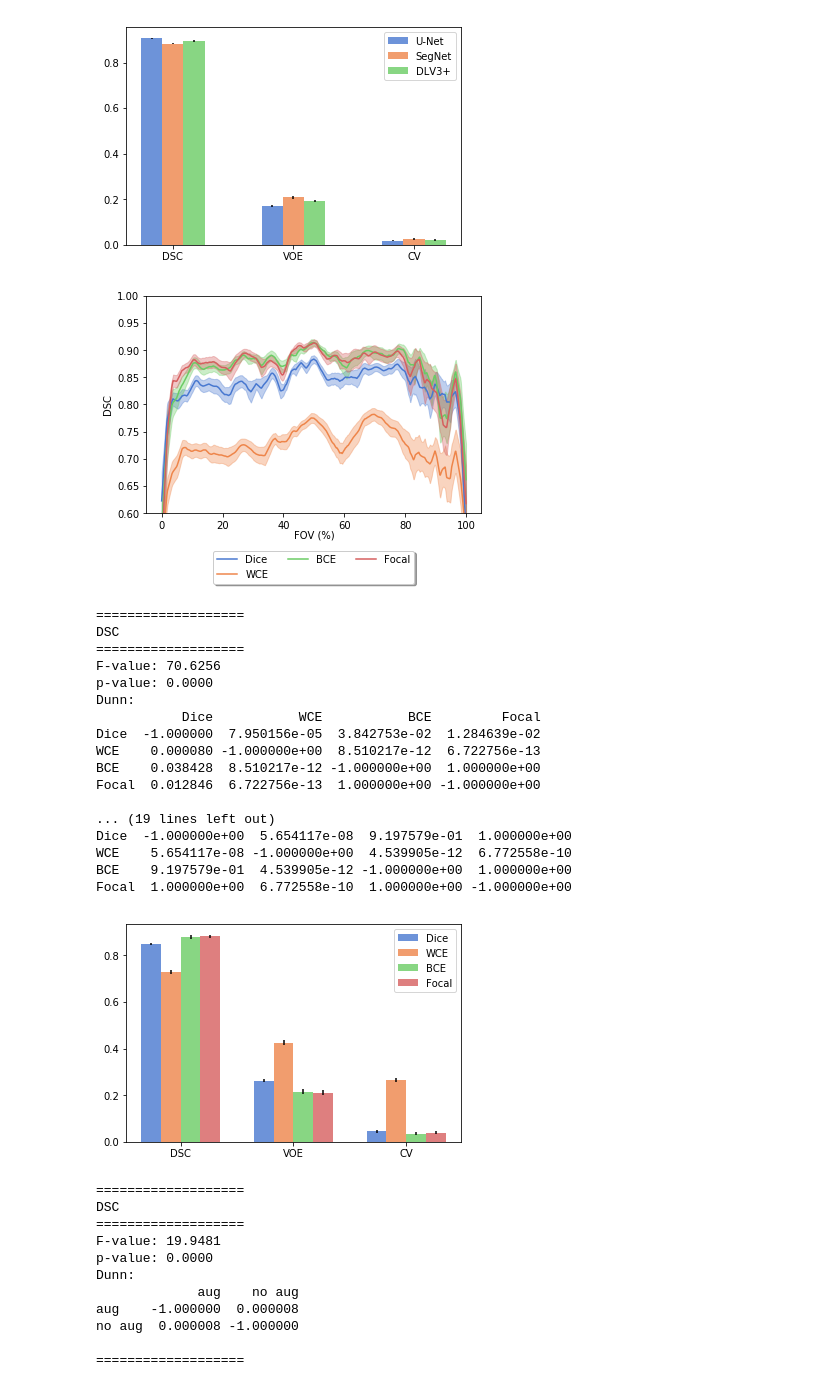
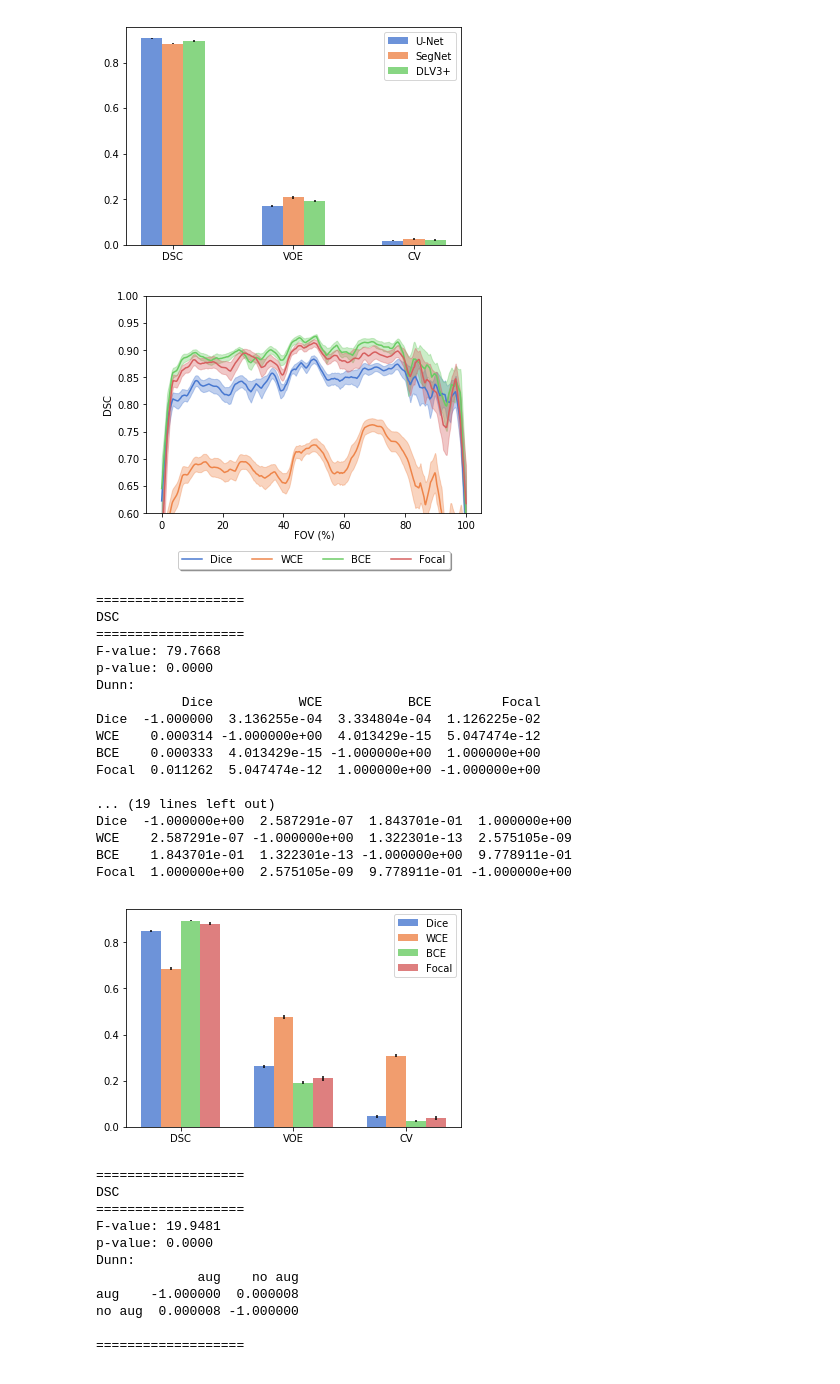
Before and after one commit to ad12/MedSegPy, a Jupyter notebook: analysis/exp_graphs.ipynb, the cells around one changed output. Saved outputs shown, nothing was run; the diff lists cells and outputs as text; code cells hidden in the pictures.

```diff
--- a/analysis/exp_graphs.ipynb
+++ b/analysis/exp_graphs.ipynb
@@ -63,37 +64,38 @@ p-value: 0.2290
 # %%
 # Loss function result paths
 LOSS_DSC = NON_FT_UNET
-LOSS_WCE = '/bmrNAS/people/arjun/msk_seg_networks/loss_limit/unet_2d/2018-10-21-00-49-34/test_results'
-#LOSS_BCE = '/bmrNAS/people/arjun/msk_seg_networks/loss_limit/unet_2d/2018-10-21-15-54-44/test_results'
-LOSS_BCE = '/bmrNAS/people/arjun/msk_seg_networks/loss_limit/unet_2d/2018-10-28-06-23-04/test_results'
+LOSS_WCE = '/bmrNAS/people/arjun/msk_seg_networks/loss_limit/unet_2d/2018-11-27-22-23-38/test_results'
+LOSS_BCE = '/bmrNAS/people/arjun/msk_seg_networks/loss_limit/unet_2d/2018-11-28-08-07-03/test_results'
+
+# Update focal loss
 LOSS_FOCAL = '/bmrNAS/people/arjun/msk_seg_networks/loss_limit/unet_2d/2018-11-09-07-23-00/test_results'
 LOSSES = {'filename': 'losses',
           'keys': ['Dice', 'WCE', 'BCE', 'Focal'],
           'Dice': LOSS_DSC, 'WCE': LOSS_WCE, 'BCE': LOSS_BCE, 'Focal': LOSS_FOCAL}
 af.graph_slice_exp(LOSSES, True, title='')
 
 stats.kruskal_dunn_analysis([LOSS_DSC, LOSS_WCE, LOSS_BCE, LOSS_FOCAL], LOSSES['keys'], 'stats-loss')
 stats.compare_metrics([LOSS_DSC, LOSS_WCE, LOSS_BCE, LOSS_FOCAL], LOSSES['keys'], 'stats-loss')
 # %% [output]
-[figure, old version]
+[figure, new version]
 ===================
 DSC
 ===================
-F-value: 70.6256
+F-value: 79.7668
 p-value: 0.0000
 Dunn:
            Dice           WCE           BCE         Focal
-Dice  -1.000000  7.950156e-05  3.842753e-02  1.284639e-02
-WCE    0.000080 -1.000000e+00  8.510217e-12  6.722756e-13
-BCE    0.038428  8.510217e-12 -1.000000e+00  1.000000e+00
-Focal  0.012846  6.722756e-13  1.000000e+00 -1.000000e+00
+Dice  -1.000000  3.136255e-04  3.334804e-04  1.126225e-02
+WCE    0.000314 -1.000000e+00  4.013429e-15  5.047474e-12
+BCE    0.000333  4.013429e-15 -1.000000e+00  1.000000e+00
+Focal  0.011262  5.047474e-12  1.000000e+00 -1.000000e+00
 
 ... (19 lines left out)
-Dice  -1.000000e+00  5.654117e-08  9.197579e-01  1.000000e+00
-WCE    5.654117e-08 -1.000000e+00  4.539905e-12  6.772558e-10
-BCE    9.197579e-01  4.539905e-12 -1.000000e+00  1.000000e+00
-Focal  1.000000e+00  6.772558e-10  1.000000e+00 -1.000000e+00
+Dice  -1.000000e+00  2.587291e-07  1.843701e-01  1.000000e+00
+WCE    2.587291e-07 -1.000000e+00  1.322301e-13  2.575105e-09
+BCE    1.843701e-01  1.322301e-13 -1.000000e+00  9.778911e-01
+Focal  1.000000e+00  2.575105e-09  9.778911e-01 -1.000000e+00
-[figure, old version]
+[figure, new version]
 # %%
 # Augmentation results
 # Augmentation result paths
```
Also changed, not shown: parts of 5 cells of this notebook, 3 other files.
